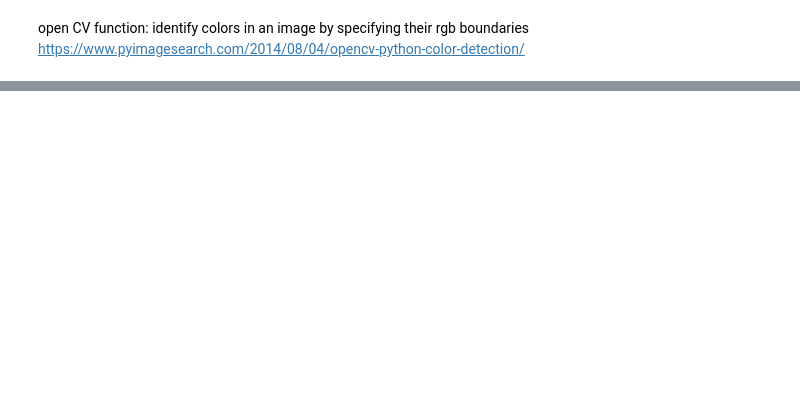
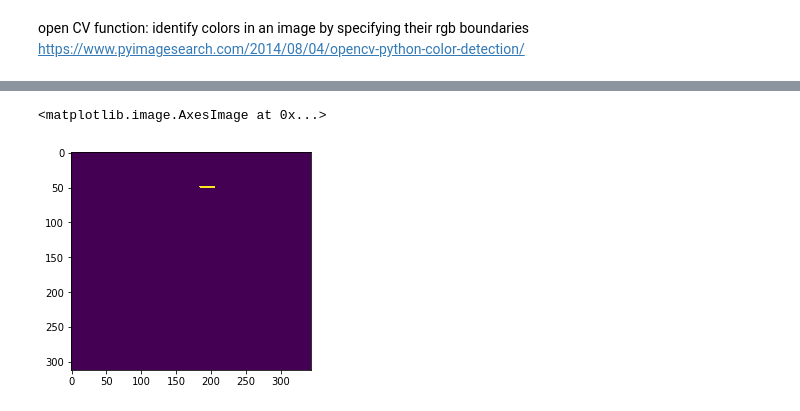
Before and after one commit to snemana232/BirdsRepo, a Jupyter notebook: BirdsImageProcessing.ipynb, the cells around one changed output, grey strips where cells are left out. Cells and saved outputs as stored; diff of their text form; code cells hidden in the pictures; blank space fills up the shorter version.

```diff
--- a/BirdsImageProcessing.ipynb
+++ b/BirdsImageProcessing.ipynb
@@ -229,0 +266,5 @@ https://www.pyimagesearch.com/2014/08/04/opencv-python-color-detection/
+# %%
+plt.imshow(visited_map)
+# %% [output]
+<matplotlib.image.AxesImage at 0x...>
+[figure, added]
```
Also changed, not shown: parts of 6 cells of this notebook.
